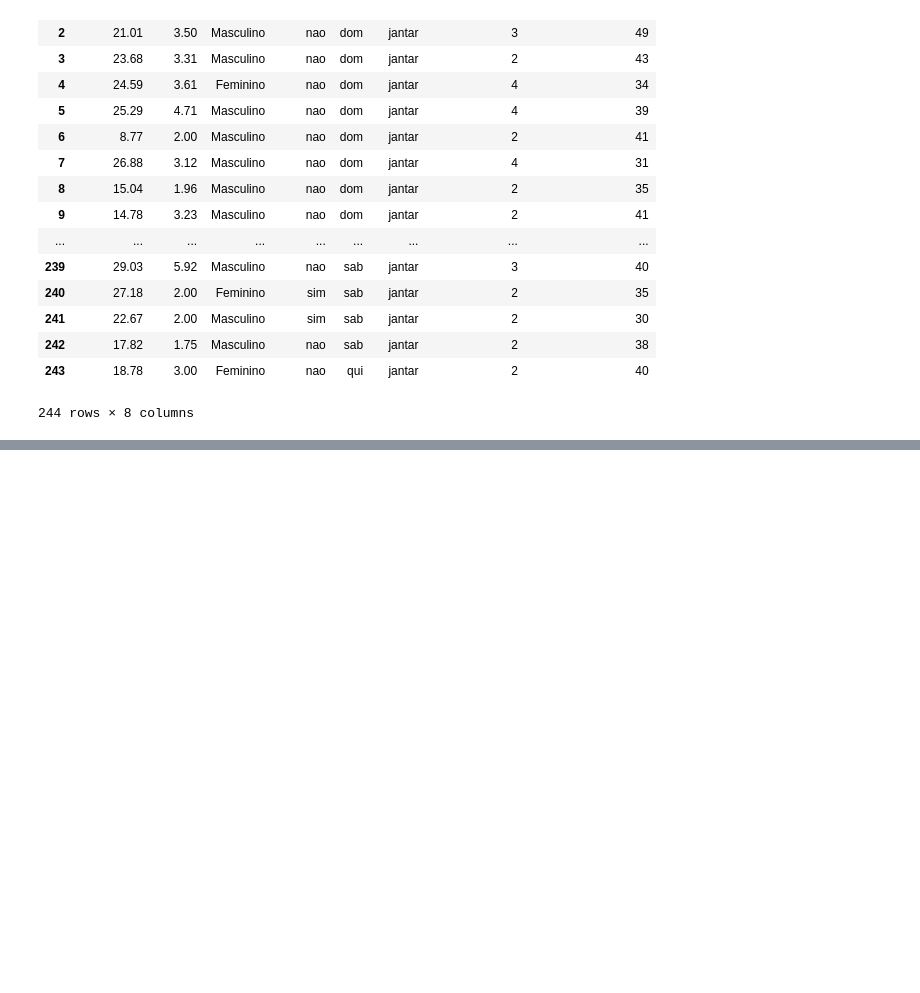
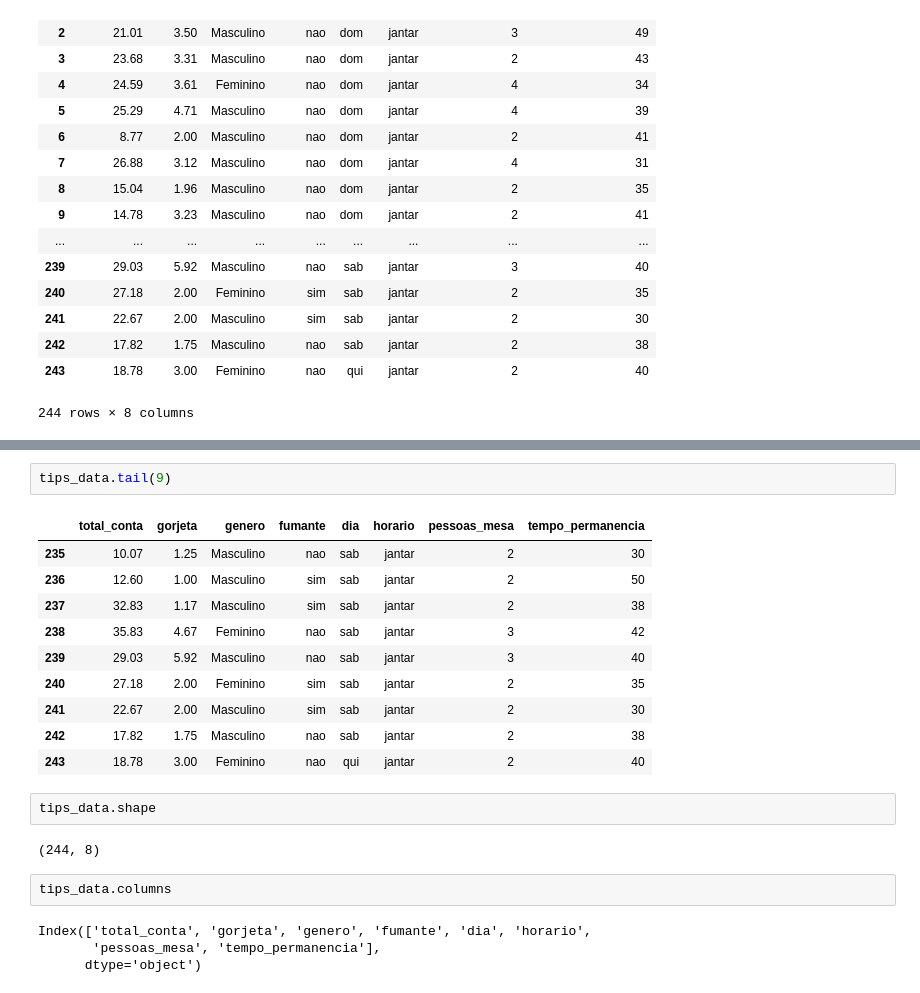
Before and after one commit to karolcastro/Python-Hands-On, a Jupyter notebook: ex2.ipynb, the cells around one changed output, grey strips where cells are left out. Drawn from its saved outputs; the diff is of its cells as text; blank space fills up the shorter version.

```diff
--- a/ex2.ipynb
+++ b/ex2.ipynb
@@ -33,0 +45,23 @@ tips_data
+# %%
+tips_data.tail(9)
+# %% [output]
+|  | total_conta | gorjeta | genero | fumante | dia | horario | pessoas_mesa | tempo_permanencia |
+| 235 | 10.07 | 1.25 | Masculino | nao | sab | jantar | 2 | 30 |
+| 236 | 12.60 | 1.00 | Masculino | sim | sab | jantar | 2 | 50 |
+| 237 | 32.83 | 1.17 | Masculino | sim | sab | jantar | 2 | 38 |
+| 238 | 35.83 | 4.67 | Feminino | nao | sab | jantar | 3 | 42 |
+| 239 | 29.03 | 5.92 | Masculino | nao | sab | jantar | 3 | 40 |
+| 240 | 27.18 | 2.00 | Feminino | sim | sab | jantar | 2 | 35 |
+| 241 | 22.67 | 2.00 | Masculino | sim | sab | jantar | 2 | 30 |
+| 242 | 17.82 | 1.75 | Masculino | nao | sab | jantar | 2 | 38 |
+| 243 | 18.78 | 3.00 | Feminino | nao | qui | jantar | 2 | 40 |
+# %%
+tips_data.shape
+# %% [output]
+(244, 8)
+# %%
+tips_data.columns
+# %% [output]
+Index(['total_conta', 'gorjeta', 'genero', 'fumante', 'dia', 'horario',
+       'pessoas_mesa', 'tempo_permanencia'],
+      dtype='object')
```
Also changed, not shown: parts of 6 cells of this notebook.
